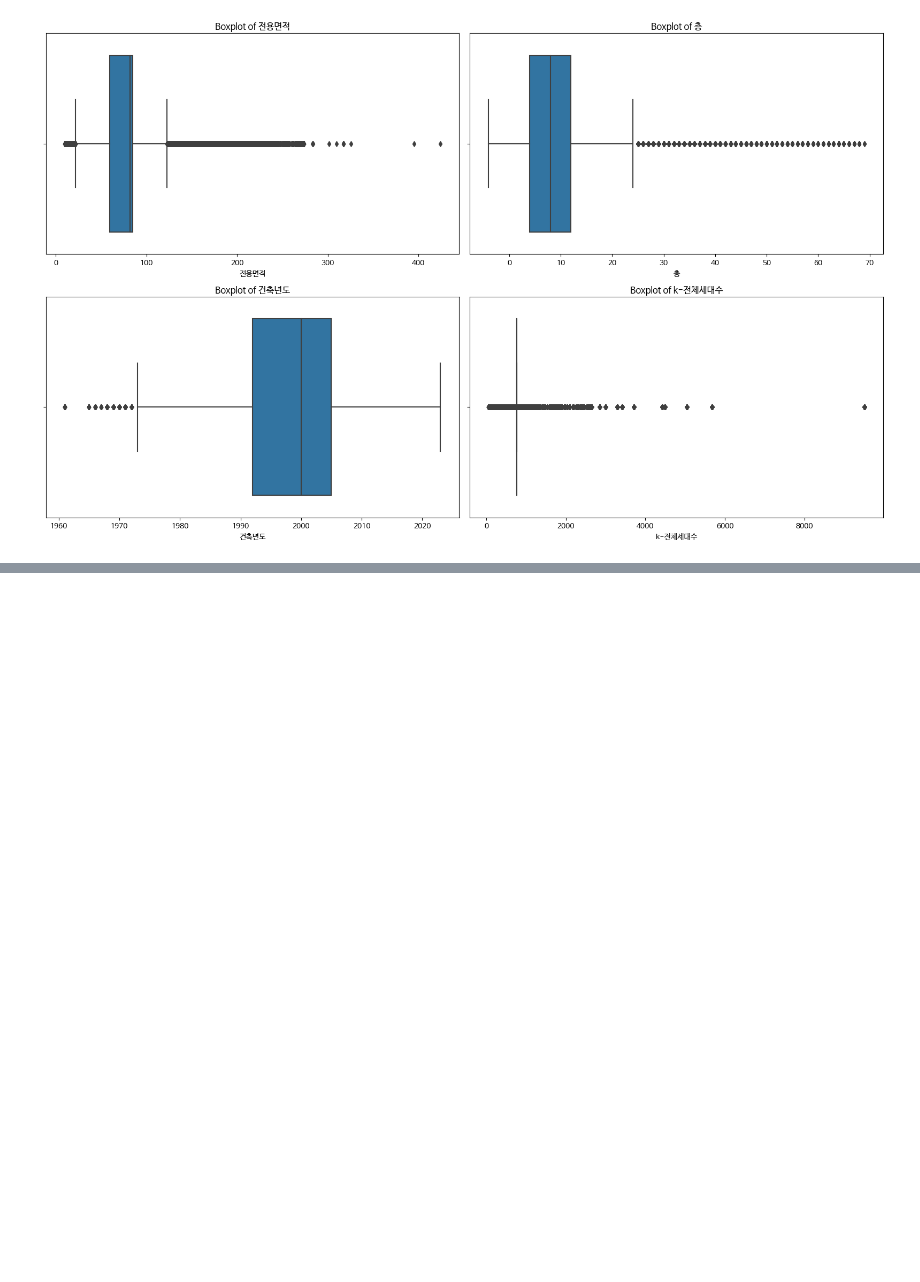
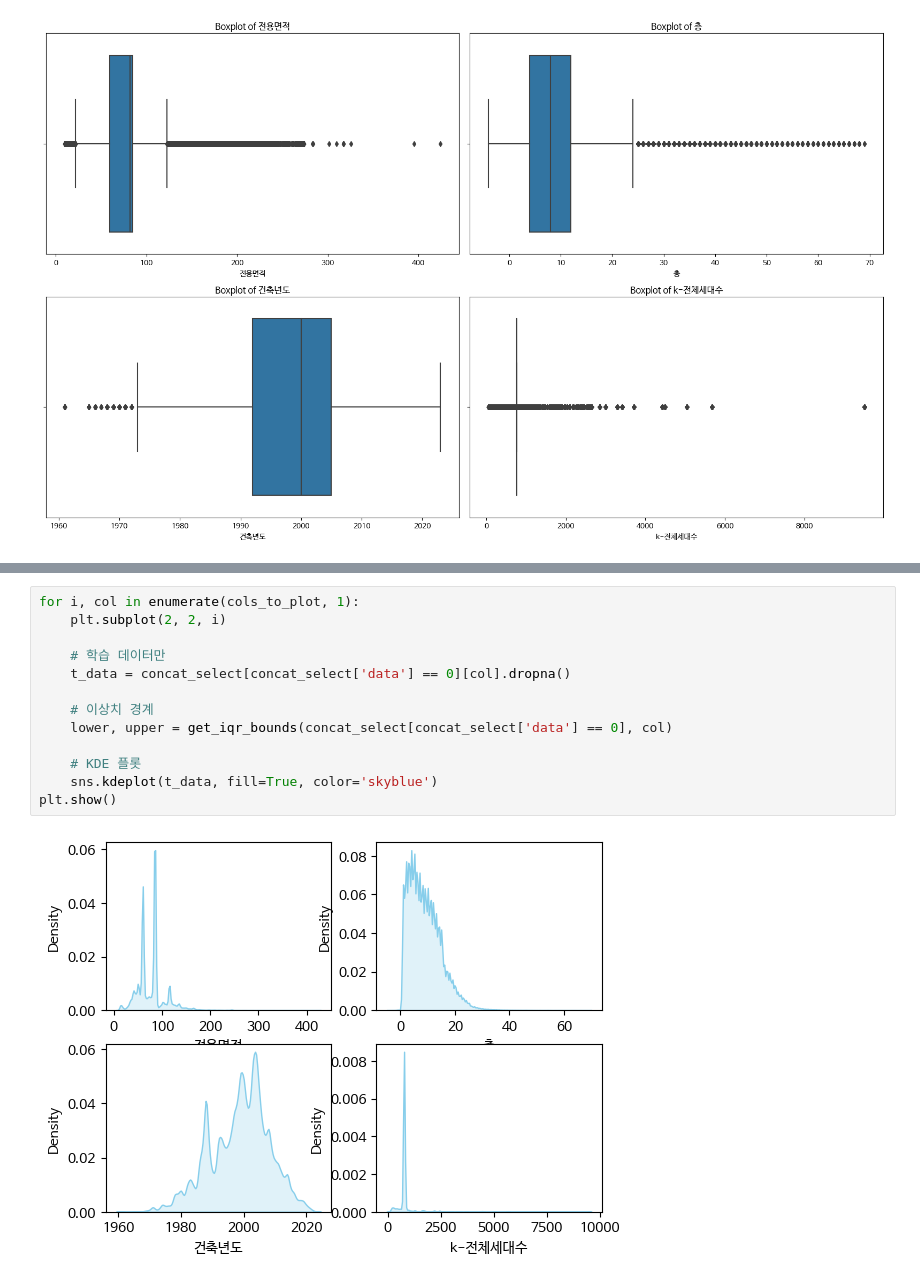
Before and after one commit to riicoseo/upstageailab-ml-competition-ml-2, a Jupyter notebook: 2.Notebook/ke_com.ipynb, the cells around one changed output, grey strips where cells are left out. Drawn from its saved outputs; the diff is of its cells as text; blank space fills up the shorter version.

```diff
--- a/2.Notebook/ke_com.ipynb
+++ b/2.Notebook/ke_com.ipynb
@@ -900,0 +952,15 @@ plt.show()
+# %%
+for i, col in enumerate(cols_to_plot, 1):
+    plt.subplot(2, 2, i)
+
+    # 학습 데이터만
+    t_data = concat_select[concat_select['data'] == 0][col].dropna()
+
+    # 이상치 경계
+    lower, upper = get_iqr_bounds(concat_select[concat_select['data'] == 0], col)
+
+    # KDE 플롯
+    sns.kdeplot(t_data, fill=True, color='skyblue')
+plt.show()
+# %% [output]
+[figure, added]
```
Also changed, not shown: parts of 50 cells of this notebook.
